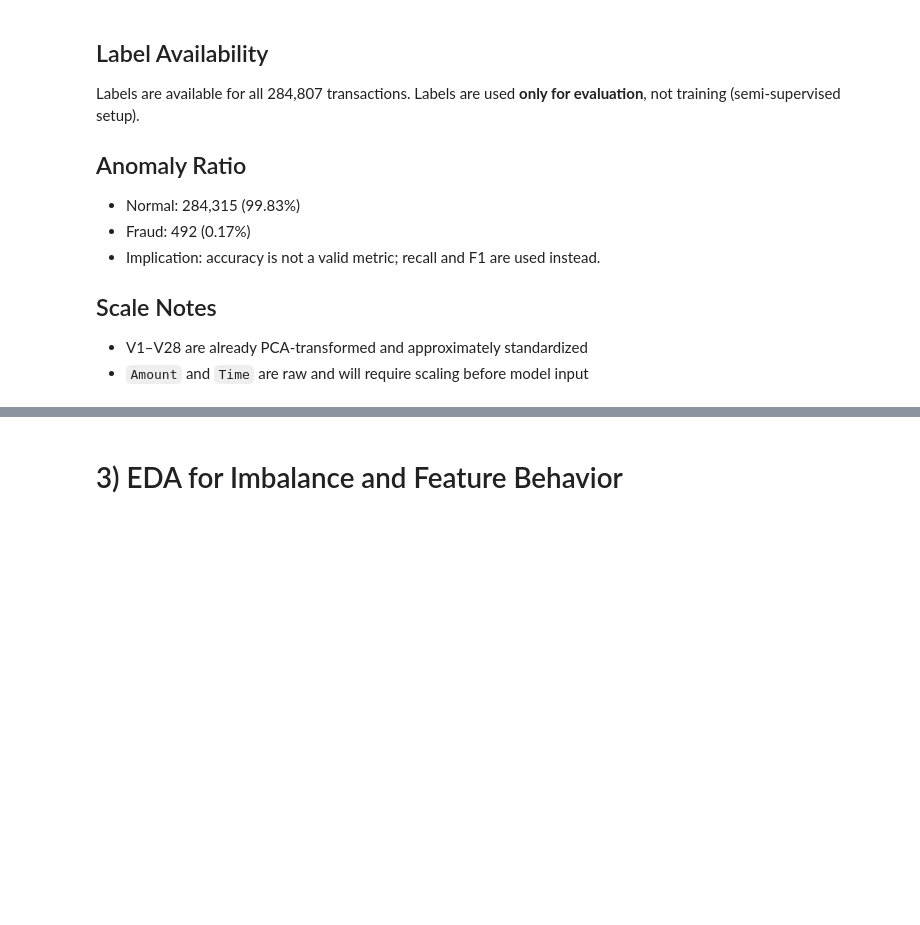
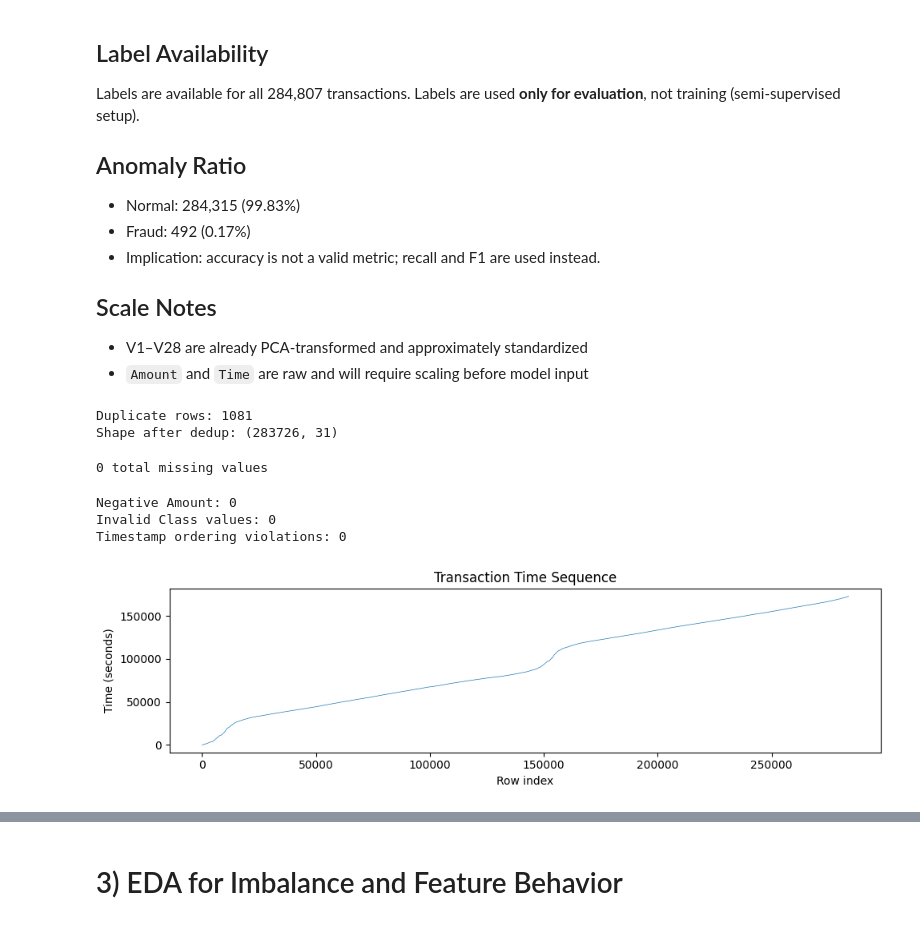
Before and after one commit to Basma-e/ECE447-Anomaly-Detection, a Jupyter notebook: notebooks/memberA/memberA_eda_statistical.ipynb, the cells around one changed output, grey strips where cells are left out. Drawn from its saved outputs; the diff is of its cells as text; code cells hidden in the pictures; blank space fills up the shorter version.

Commit message:
AD-03: data quality checks and train/val/test split

```diff
--- a/notebooks/memberA/memberA_eda_statistical.ipynb
+++ b/notebooks/memberA/memberA_eda_statistical.ipynb
@@ -164,3 +164,47 @@ Labels are used **only for evaluation**, not training (semi-supervised setup).
 ## Scale Notes
 - V1–V28 are already PCA-transformed and approximately standardized
 - `Amount` and `Time` are raw and will require scaling before model input
+# %%
+# Duplicate check
+n_duplicates = df.duplicated().sum()
+print(f"Duplicate rows: {n_duplicates}")
+
+# Drop duplicates if any
+df = df.drop_duplicates()
+print(f"Shape after dedup: {df.shape}")
+# %% [output]
+Duplicate rows: 1081
+Shape after dedup: (283726, 31)
+# %%
+# Missing values
+print(df.isnull().sum().sum(), "total missing values")
+# %% [output]
+0 total missing values
+# %%
+# Invalid range checks
+# Amount should never be negative
+print("Negative Amount:", (df['Amount'] < 0).sum())
+
+# Class should only be 0 or 1
+print("Invalid Class values:", (~df['Class'].isin([0, 1])).sum())
+
+# Time should be monotonically non-decreasing
+print("Timestamp ordering violations:", (df['Time'].diff().dropna() < 0).sum())
+# %% [output]
+Negative Amount: 0
+Invalid Class values: 0
+Timestamp ordering violations: 0
+# %%
+# Verify Time column is ordered
+import matplotlib.pyplot as plt
+
+plt.figure(figsize=(10, 3))
+plt.plot(df['Time'].values, linewidth=0.5)
+plt.title("Transaction Time Sequence")
+plt.xlabel("Row index")
+plt.ylabel("Time (seconds)")
+plt.tight_layout()
+plt.savefig('../../artifacts/figures/time_sequence.png')
+plt.show()
+# %% [output]
+[figure, added]
```
Also changed, not shown: parts of 2 cells of this notebook.
